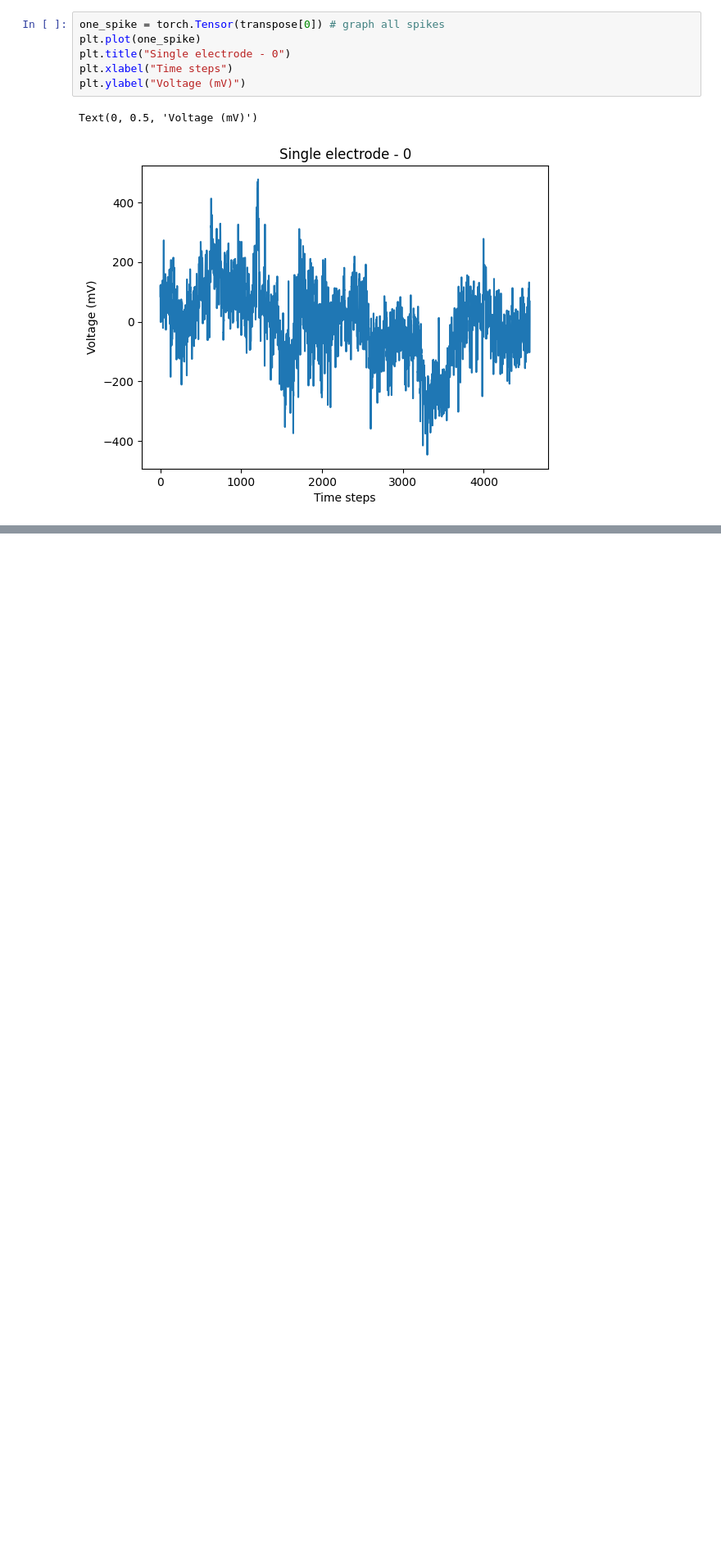
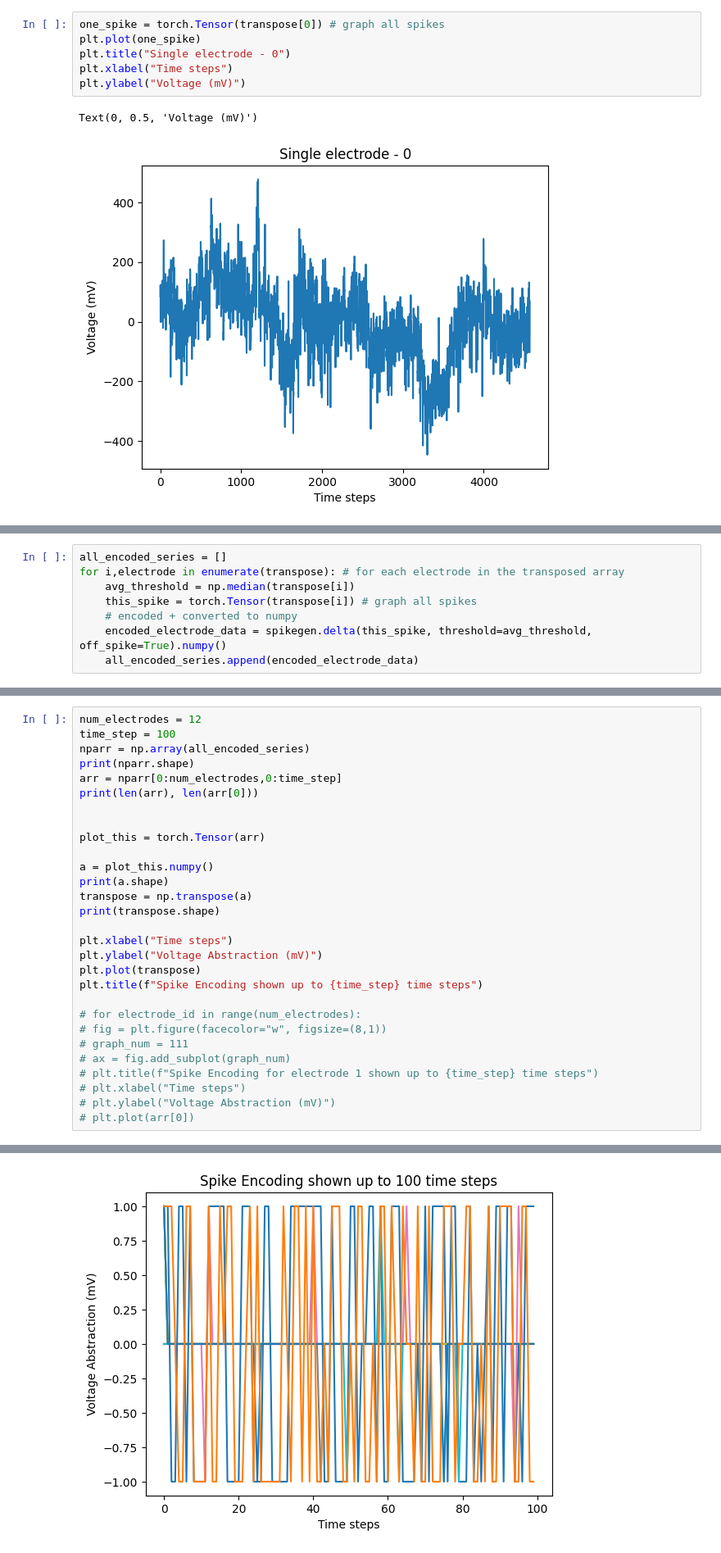
Before and after one commit to sierrajanson/cmpm118, a Jupyter notebook: encode.ipynb, the cells around one changed output, grey strips where cells are left out. Shown at 82% size. Drawn from its saved outputs; the diff is of its cells as text; blank space fills up the shorter version.

```diff
--- a/encode.ipynb
+++ b/encode.ipynb
@@ -120,0 +140,8 @@ plt.show()
+# %%
+all_encoded_series = []
+for i,electrode in enumerate(transpose): # for each electrode in the transposed array
+    avg_threshold = np.median(transpose[i])
+    this_spike = torch.Tensor(transpose[i]) # graph all spikes
+    # encoded + converted to numpy
+    encoded_electrode_data = spikegen.delta(this_spike, threshold=avg_threshold, off_spike=True).numpy()
+    all_encoded_series.append(encoded_electrode_data)
@@ -120,0 +152,30 @@ plt.show()
+# %%
+num_electrodes = 12
+time_step = 100
+nparr = np.array(all_encoded_series)
+print(nparr.shape)
+arr = nparr[0:num_electrodes,0:time_step]
+print(len(arr), len(arr[0]))
+
+
+plot_this = torch.Tensor(arr)
+
+a = plot_this.numpy()
+print(a.shape)
+transpose = np.transpose(a)
+print(transpose.shape)
+
+plt.xlabel("Time steps")
+plt.ylabel("Voltage Abstraction (mV)")
+plt.plot(transpose)
+plt.title(f"Spike Encoding shown up to {time_step} time steps")
+
+# for electrode_id in range(num_electrodes):
+# fig = plt.figure(facecolor="w", figsize=(8,1))
+# graph_num = 111
+# ax = fig.add_subplot(graph_num)
+# plt.title(f"Spike Encoding for electrode 1 shown up to {time_step} time steps")
+# plt.xlabel("Time steps")
+# plt.ylabel("Voltage Abstraction (mV)")
+# plt.plot(arr[0])
+# %% [output]
@@ -120,0 +187 @@ plt.show()
+[figure, added]
```
Also changed, not shown: parts of 11 cells of this notebook, 1 other file.
